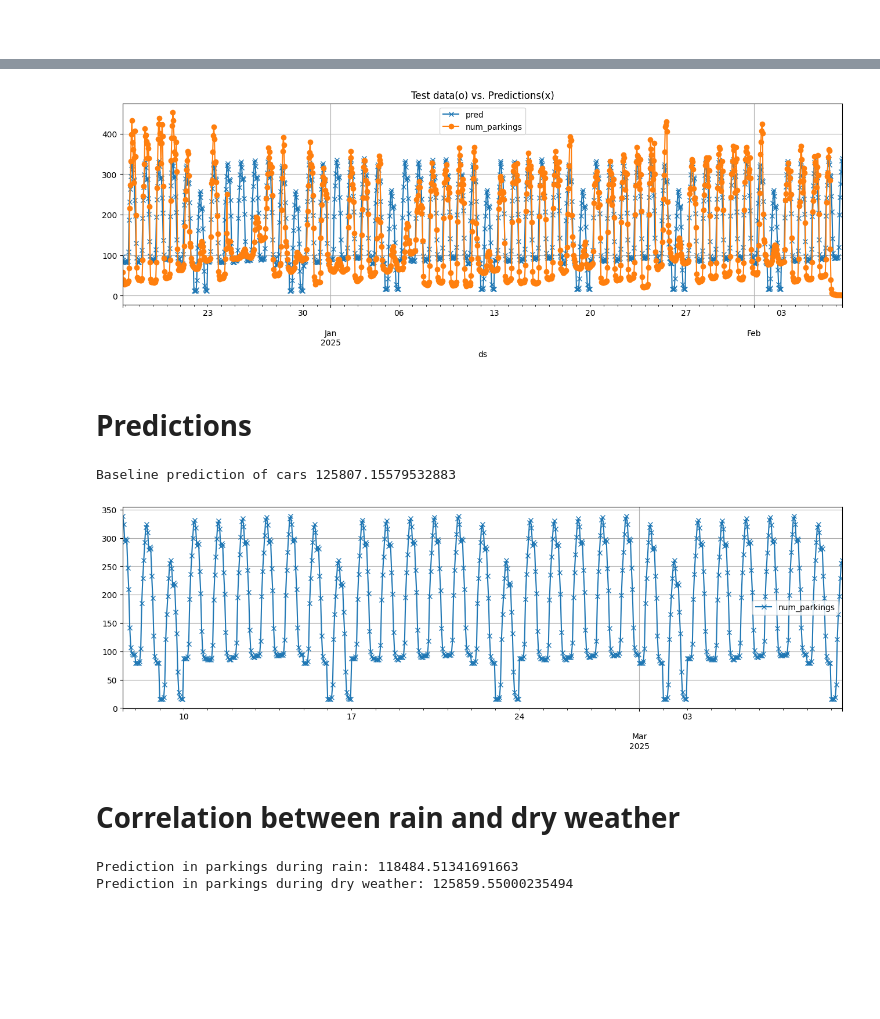
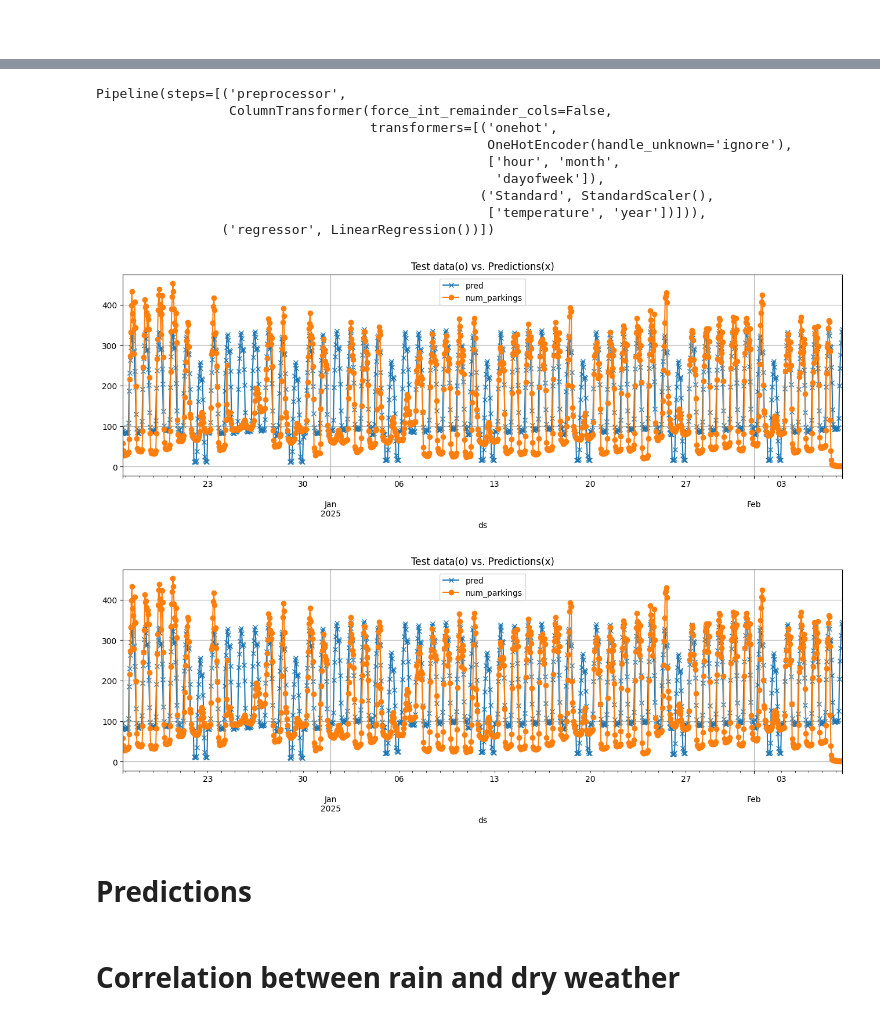
Before and after one commit to City-of-Turku/parkings-weather-correlation, a Jupyter notebook: scikit/linear_regression.ipynb, the cells around one changed output, grey strips where cells are left out. Cells and saved outputs as stored; diff of their text form; code cells hidden in the pictures; blank space fills up the shorter version.

Commit message:
Add temperature

```diff
--- a/scikit/linear_regression.ipynb
+++ b/scikit/linear_regression.ipynb
@@ -64,9 +67,8 @@ df_rain_train = add_seasonability_columns(df_rain_train)
 pipeline_rain = get_pipeline(standard_columns=[YEAR, RAIN])
 X_test, y_test = fit_model(pipeline_rain, df_rain_train, SEASONABILITY_COLUMNS+[RAIN])
 compare_test_with_predicition(pipeline_rain, X_test, y_test)
-print(df_rain_train.head())
-# df_temperature_train = add_seasonability_columns(df_temperature_train)
-# pipeline_temperature = get_pipeline(standard_columns=[TEMPERATURE, YEAR])
-# X_test, y_test = fit_model(pipeline_temperature, df_temperature_train, SEASONABILITY_COLUMNS+[TEMPERATURE])
-# compare_test_with_predicition(pipeline_temperature, X_test, y_test)
+df_temperature_train = add_seasonability_columns(df_temperature_train)
+pipeline_temperature = get_pipeline(standard_columns=[TEMPERATURE, YEAR])
+X_test, y_test = fit_model(pipeline_temperature, df_temperature_train, SEASONABILITY_COLUMNS+[TEMPERATURE])
+compare_test_with_predicition(pipeline_temperature, X_test, y_test)
 # %% [output]
@@ -82,22 +79,19 @@ ds
+Pipeline(steps=[('preprocessor',
+                 ColumnTransformer(force_int_remainder_cols=False,
+                                   transformers=[('onehot',
+                                                  OneHotEncoder(handle_unknown='ignore'),
+                                                  ['hour', 'month',
+                                                   'dayofweek']),
+                                                 ('Standard', StandardScaler(),
+                                                  ['temperature', 'year'])])),
+                ('regressor', LinearRegression())])
 [figure]
+[figure, added]
 # %% [markdown]
 # Predictions
 # %%
 date_range = pd.date_range(start="2025-02-07 11:00:00", end="2025-03-09 11:00:00", freq="h")
-predictions = predict(pipeline, date_range)
-print(f"Baseline prediction of cars {predictions["num_parkings"].sum()}")
-plot_predictions(predictions)
+base_predictions, base_total = predict(pipeline, date_range)
+#plot_predictions(predictions)
-# %% [output]
-Baseline prediction of cars 125807.15579532883
-[figure, removed]
 # %% [markdown]
 # Correlation between rain and dry weather
-# %%
-
-predictions = predict(pipeline_rain, date_range, rain=True)
-print(f"Prediction in parkings during rain: {predictions["num_parkings"].sum()}")
-predictions = predict(pipeline_rain, date_range, rain=False)
-print(f"Prediction in parkings during dry weather: {predictions["num_parkings"].sum()}")
-# %% [output]
-Prediction in parkings during rain: 118484.51341691663
-Prediction in parkings during dry weather: 125859.55000235494
```
Also changed, not shown: parts of 4 cells of this notebook, 1 other file.
